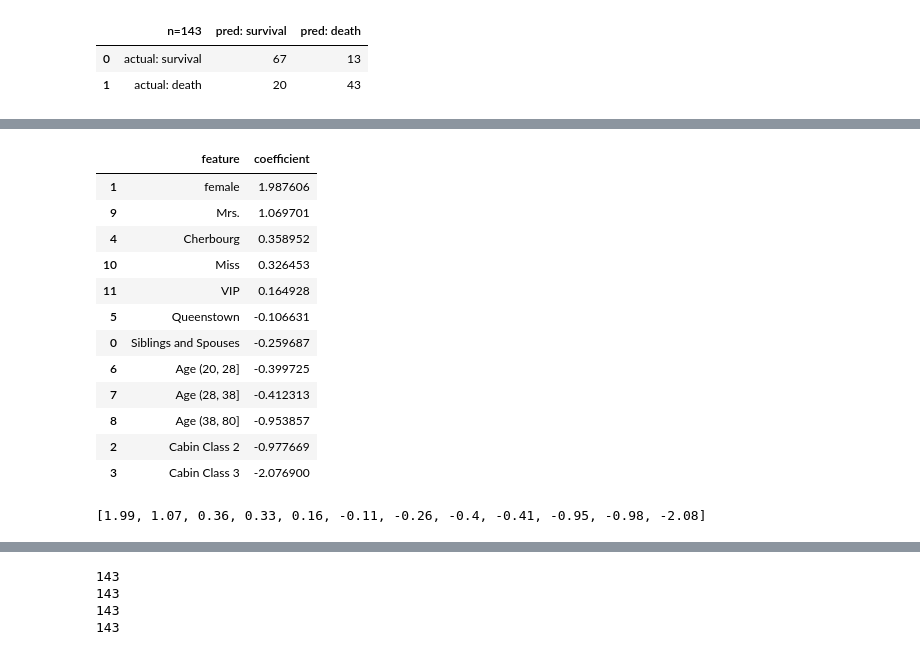
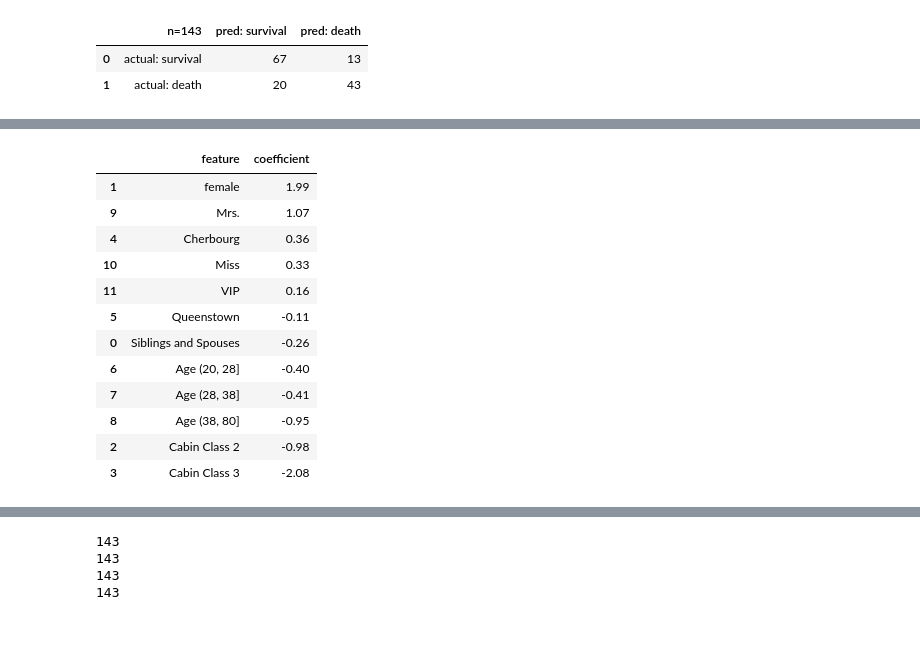
Before and after one commit to szilviaaltorjai/tabs_modelclassifier, a Jupyter notebook: Modeling Titanic Survival.ipynb, the cells around one changed output, grey strips where cells are left out. Drawn from its saved outputs; the diff is of its cells as text; code cells hidden in the pictures.

```diff
--- a/Modeling Titanic Survival.ipynb
+++ b/Modeling Titanic Survival.ipynb
@@ -511,28 +553,28 @@ iplot(fig)
 [interactive output not drawn]
 # %%
 # Feature importance (Logistic Regression)
-results1=pd.DataFrame(list(zip(list(X_train.columns), logreg.coef_[0])), columns=['feature', 'coefficient'])
-results=results1.sort_values(by='coefficient', ascending=False)
-results
+coeffs1=pd.DataFrame(list(zip(list(X_train.columns), logreg.coef_[0])), columns=['feature', 'coefficient'])
+coeffs=coeffs1.sort_values(by='coefficient', ascending=False)
+
+# Format the coefficients.
+y_vals=[]
+for val in list(coeffs['coefficient']):
+    y_vals.append(round(float(val),2))
+y_vals
+
+coeffs['coefficient']=y_vals
+coeffs
 # %% [output]
 |  | feature | coefficient |
-| 1 | female | 1.987606 |
-| 9 | Mrs. | 1.069701 |
-| 4 | Cherbourg | 0.358952 |
-| 10 | Miss | 0.326453 |
-| 11 | VIP | 0.164928 |
-| 5 | Queenstown | -0.106631 |
-| 0 | Siblings and Spouses | -0.259687 |
-| 6 | Age (20, 28] | -0.399725 |
-| 7 | Age (28, 38] | -0.412313 |
-| 8 | Age (38, 80] | -0.953857 |
-| 2 | Cabin Class 2 | -0.977669 |
-| 3 | Cabin Class 3 | -2.076900 |
+| 1 | female | 1.99 |
+| 9 | Mrs. | 1.07 |
+| 4 | Cherbourg | 0.36 |
+| 10 | Miss | 0.33 |
+| 11 | VIP | 0.16 |
+| 5 | Queenstown | -0.11 |
+| 0 | Siblings and Spouses | -0.26 |
+| 6 | Age (20, 28] | -0.40 |
+| 7 | Age (28, 38] | -0.41 |
+| 8 | Age (38, 80] | -0.95 |
+| 2 | Cabin Class 2 | -0.98 |
+| 3 | Cabin Class 3 | -2.08 |
-# %%
-# Format the coefficients.
-y_vals=[]
-for val in list(results['coefficient']):
-    y_vals.append(round(float(val),2))
-y_vals
-# %% [output]
-[1.99, 1.07, 0.36, 0.33, 0.16, -0.11, -0.26, -0.4, -0.41, -0.95, -0.98, -2.08]
```
Also changed, not shown: parts of 19 cells of this notebook, 19 other files.
